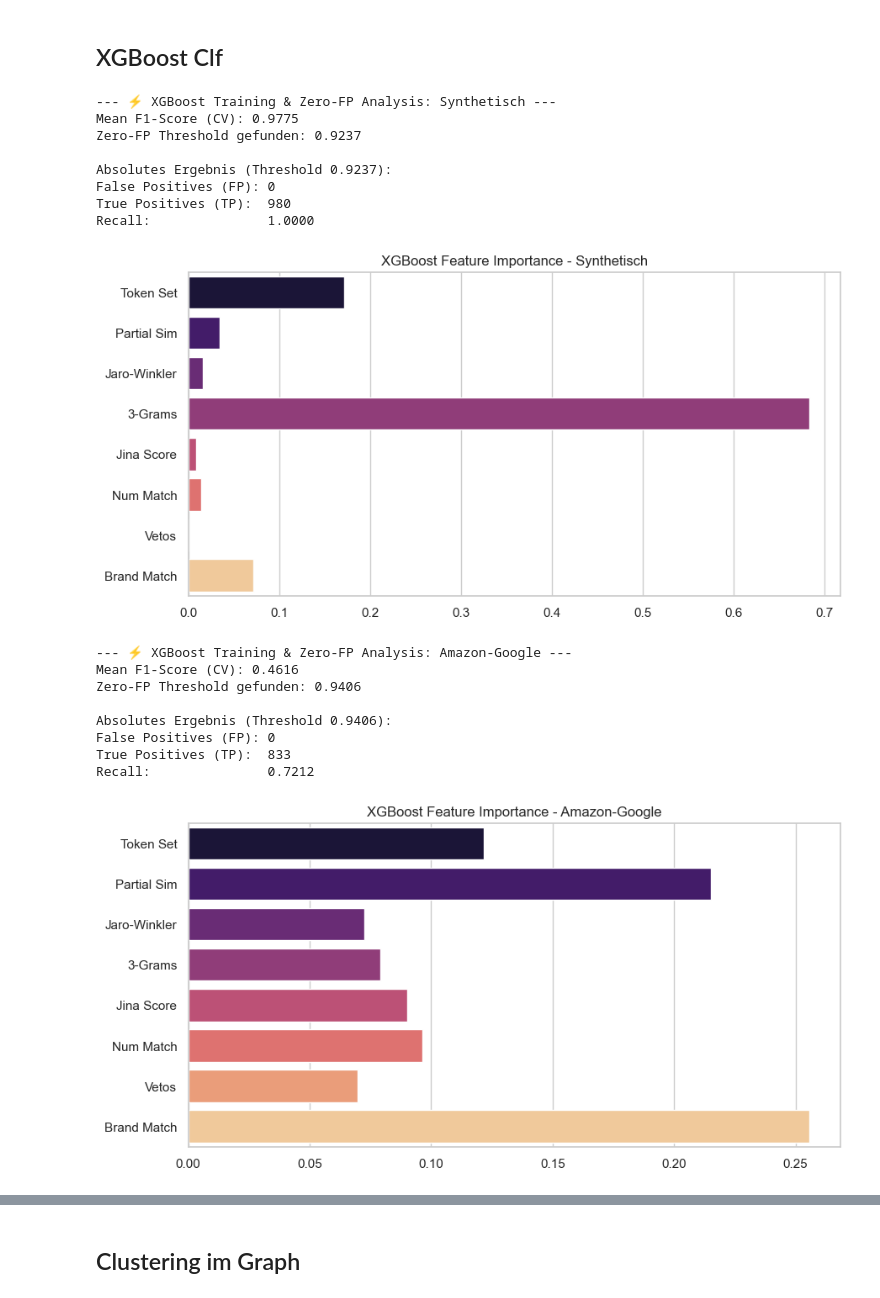
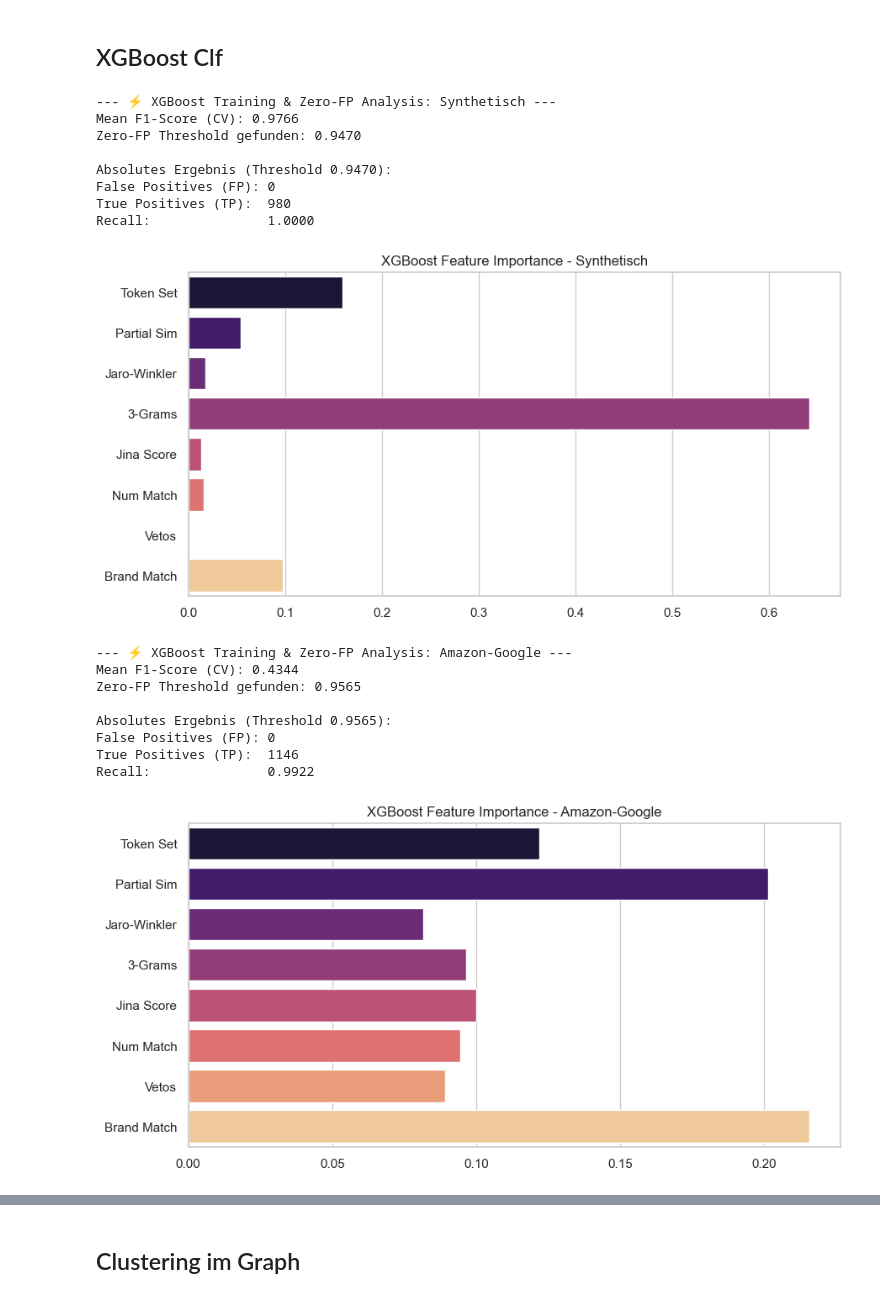
Before and after one commit to F1nnSBK/Entitiy-Resolution, a Jupyter notebook: entity_resolution.ipynb, the cells around one changed output, grey strips where cells are left out. Drawn from its saved outputs; the diff is of its cells as text; code cells hidden in the pictures.

```diff
--- a/entity_resolution.ipynb
+++ b/entity_resolution.ipynb
@@ -625,12 +625,13 @@ def train_and_analyze_xgb(X, y, label="Dataset"):
     ratio = np.sum(y==0) / np.sum(y==1)
 
     model = xgb.XGBClassifier(
-        n_estimators=1000,
-        max_depth=6,
-        learning_rate=0.05,
-        subsample=0.8,
-        colsample_bytree=0.8,
-        scale_pos_weight=ratio,
+        n_estimators=946,
+        max_depth=8,
+        learning_rate=0.12596946471623574,
+        subsample=0.6348149573126103,
+        colsample_bytree=0.8146767157484014,
+        min_child_weight=3,
+        scale_pos_weight=16.023283131651812,
         random_state=42,
         eval_metric='logloss'
     )
@@ -663,40 +664,40 @@ def train_and_analyze_xgb(X, y, label="Dataset"):
 
     feature_names = [
         'Token Set',      # fuzz.token_set_ratio
         'Partial Sim',    # fuzz.partial_ratio
         'Jaro-Winkler',   # JaroWinkler.similarity
         '3-Grams',        # ngram_sim
         'Jina Score',     # distance_score
         'Num Match',      # num_match
         'Vetos',          # veto_conflicts
         'Brand Match'     # brand_match (NEU)
     ]
 
     plt.figure(figsize=(10, 5))
     sns.barplot(x=model.feature_importances_, y=feature_names, hue=feature_names, palette="magma", legend=False)
     plt.title(f"XGBoost Feature Importance - {label}")
     plt.show()
 
     return model, opt_thresh
 
 model_syn, thresh_syn = train_and_analyze_xgb(X_syn, y_syn, "Synthetisch")
 model_real, thresh_real = train_and_analyze_xgb(X_real, y_real, "Amazon-Google")
 # %% [output]
 --- ⚡ XGBoost Training & Zero-FP Analysis: Synthetisch ---
-Mean F1-Score (CV): 0.9775
-Zero-FP Threshold gefunden: 0.9237
+Mean F1-Score (CV): 0.9766
+Zero-FP Threshold gefunden: 0.9470
 
-Absolutes Ergebnis (Threshold 0.9237):
+Absolutes Ergebnis (Threshold 0.9470):
 False Positives (FP): 0
 True Positives (TP):  980
 Recall:               1.0000
-[figure, old version]
+[figure, new version]
 --- ⚡ XGBoost Training & Zero-FP Analysis: Amazon-Google ---
-Mean F1-Score (CV): 0.4616
-Zero-FP Threshold gefunden: 0.9406
+Mean F1-Score (CV): 0.4344
+Zero-FP Threshold gefunden: 0.9565
 
-Absolutes Ergebnis (Threshold 0.9406):
+Absolutes Ergebnis (Threshold 0.9565):
 False Positives (FP): 0
-True Positives (TP):  833
-Recall:               0.7212
+True Positives (TP):  1146
+Recall:               0.9922
-[figure, old version]
+[figure, new version]
```
Also changed, not shown: parts of 8 cells of this notebook, 1 other file.
